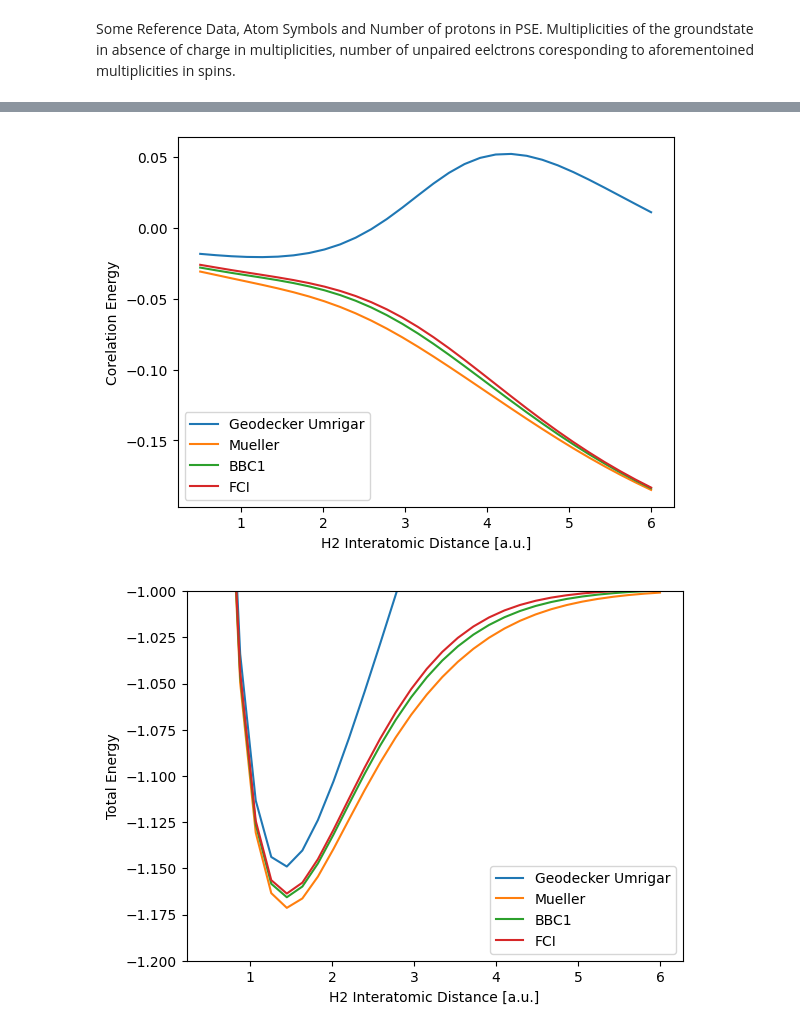
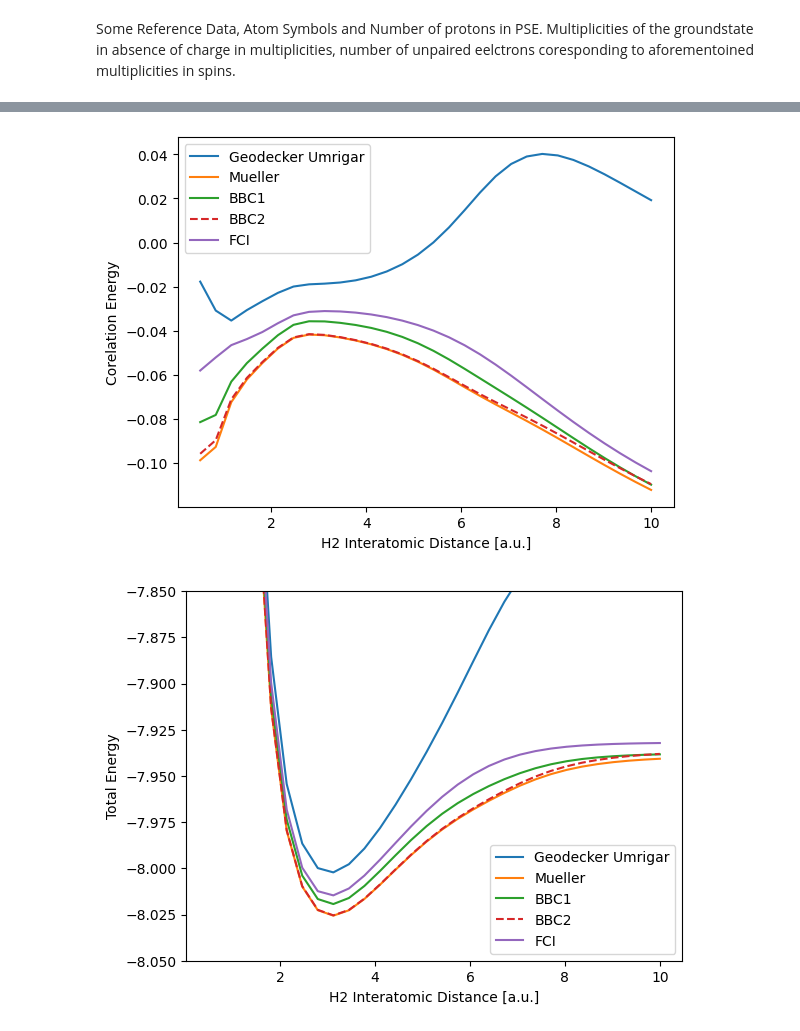
Before and after one commit to JannisErhard/PYSCF-Examples, a Jupyter notebook: 1RDMFT/H2_Curve.ipynb, the cells around one changed output, grey strips where cells are left out. Cells and saved outputs as stored; diff of their text form; code cells hidden in the pictures.

```diff
--- a/1RDMFT/H2_Curve.ipynb
+++ b/1RDMFT/H2_Curve.ipynb
@@ -188,12 +242,26 @@ def energy_components_bbc1(eri, FCInaturalCTTE, FCIoccuE,h1,E_HF,E_nn,nelec):
+# %%
+def energy_components_bbc3(eri, FCInaturalCTTE, FCIoccuE,h1,E_HF,E_nn,nelec):
+    n_a, n_b = nelec[0], nelec[1]
+    E_H = ONERDMFT_hartree_energy_parallel(eri, FCInaturalCTTE, FCIoccuE)
+    Mu_E_xc = ONERDMFT_Mueller_exchange_correlation_energy_parallel(eri, FCInaturalCTTE, FCIoccuE)
+    BBC1 = ONERDMFT_BBC1(eri, FCInaturalCTTE, FCIoccuE,n_a,n_b)
+    BBC2 = ONERDMFT_BBC2(eri, FCInaturalCTTE, FCIoccuE,n_a,n_b)
+    BBC3 = ONERDMFT_BBC3(eri, FCInaturalCTTE, FCIoccuE,n_a,n_b)
+
+    Vee = E_H + Mu_E_xc + BBC1 + BBC2 + BBC3
+    E_tot = h1 + Vee + E_nn
+    E_c = E_tot - E_HF
+    return E_tot, Vee, E_c
 # %%
-R = np.linspace(0.5,6,30)
+#R = np.linspace(1.5,10,30)
+R = np.linspace(0.5,10,30)
 # %%
 stats, tab = [], []
 for dist in R:
     mol = gto.Mole()
     mol.unit = 'B'
     mol.atom = f"""
-        H    0.    0.    0.
+        Li    0.    0.    0.
         H    0.    0.    {dist}
 
     """
@@ -263,10 +331,14 @@ for dist in R:
     GU_tot,GU_Vee,GU_E_c = energy_components_umrigar(eri, FCInaturalCTTE, FCIoccuE,h1,E_HF,E_nn)
     Mu_tot,Mu_Vee,Mu_E_c = energy_components_mueller(eri, FCInaturalCTTE, FCIoccuE,h1,E_HF,E_nn)
     BBC1_tot,BBC1_Vee,BBC1_E_c = energy_components_bbc1(eri, FCInaturalCTTE, FCIoccuE,h1,E_HF,E_nn,mol.nelec)
+    BBC2_tot,BBC2_Vee,BBC2_E_c = energy_components_bbc2(eri, FCInaturalCTTE, FCIoccuE,h1,E_HF,E_nn,mol.nelec)
+    BBC3_tot,BBC3_Vee,BBC3_E_c = energy_components_bbc3(eri, FCInaturalCTTE, FCIoccuE,h1,E_HF,E_nn,mol.nelec)
 
 
-    stats.append([dist, GU_E_c, Mu_E_c, BBC1_E_c, FCI_c, GU_tot, Mu_tot, BBC1_tot, FCI_tot, GU_Vee, Mu_Vee, BBC1_Vee,FCI_Vee])
-    tab.append([dist, GU_Vee, Mu_Vee, BBC1_Vee,FCI_Vee])
+
+
+    stats.append([dist, GU_E_c, Mu_E_c, BBC1_E_c, BBC2_E_c, BBC3_E_c,  FCI_c, GU_tot, Mu_tot, BBC1_tot, BBC2_tot, BBC3_tot,  FCI_tot, GU_Vee, Mu_Vee, BBC1_Vee, BBC2_Vee, BBC3_Vee,  FCI_Vee])
+    tab.append([dist, GU_Vee, Mu_Vee, BBC1_Vee, BBC2_Vee, FCI_Vee])
 # %% [output]
 prange or pndindex loop will not be executed in parallel due to there being more than one entry to or exit from the loop (e.g., an assertion).
 
@@ -312,7 +384,10 @@ import matplotlib.pyplot as plt
 plt.plot(stats_array[:,0], stats_array[:,1], label = 'Geodecker Umrigar')
 plt.plot(stats_array[:,0], stats_array[:,2], label = 'Mueller')
 plt.plot(stats_array[:,0], stats_array[:,3], label = 'BBC1')
-plt.plot(stats_array[:,0], stats_array[:,4], label = 'FCI')
+plt.plot(stats_array[:,0], stats_array[:,4], label = 'BBC2',linestyle='dashed')
+#plt.plot(stats_array[:,0], stats_array[:,5], label = 'BBC3',linestyle='dashed')
+plt.plot(stats_array[:,0], stats_array[:,6], label = 'FCI')
+
 
 
 plt.legend()
@@ -323,20 +398,25 @@ plt.xlabel(f"H2 Interatomic Distance [a.u.]")
 plt.ylabel("Corelation Energy")
 plt.show()
 # %% [output]
-[figure, old version]
+[figure, new version]
 # %%
 import matplotlib.pyplot as plt
-plt.plot(stats_array[:,0], stats_array[:,5], label = 'Geodecker Umrigar')
-plt.plot(stats_array[:,0], stats_array[:,6], label = 'Mueller')
-plt.plot(stats_array[:,0], stats_array[:,7], label = 'BBC1')
-plt.plot(stats_array[:,0], stats_array[:,8], label = 'FCI')
+plt.plot(stats_array[:,0], stats_array[:,7], label = 'Geodecker Umrigar')
+plt.plot(stats_array[:,0], stats_array[:,8], label = 'Mueller')
+plt.plot(stats_array[:,0], stats_array[:,9], label = 'BBC1')
+plt.plot(stats_array[:,0], stats_array[:,10], label = 'BBC2',linestyle='dashed')
+#plt.plot(stats_array[:,0], stats_array[:,11], label = 'BBC3',linestyle='dashed')
+plt.plot(stats_array[:,0], stats_array[:,12], label = 'FCI')
 
 plt.legend()
 
 #plt.plot(R, OT2)
-plt.ylim(-1.2, -1.0)
+plt.ylim(-8.05, -7.85) #LiH
+#plt.ylim(-1.2, -1.0) #H2
+#plt.ylim(-5.8, -5.5)
+
 plt.xlabel(f"H2 Interatomic Distance [a.u.]")
 plt.ylabel("Total Energy")
 plt.show()
 # %% [output]
-[figure, old version]
+[figure, new version]
```
Also changed, not shown: parts of 6 cells of this notebook, 3 other files.
